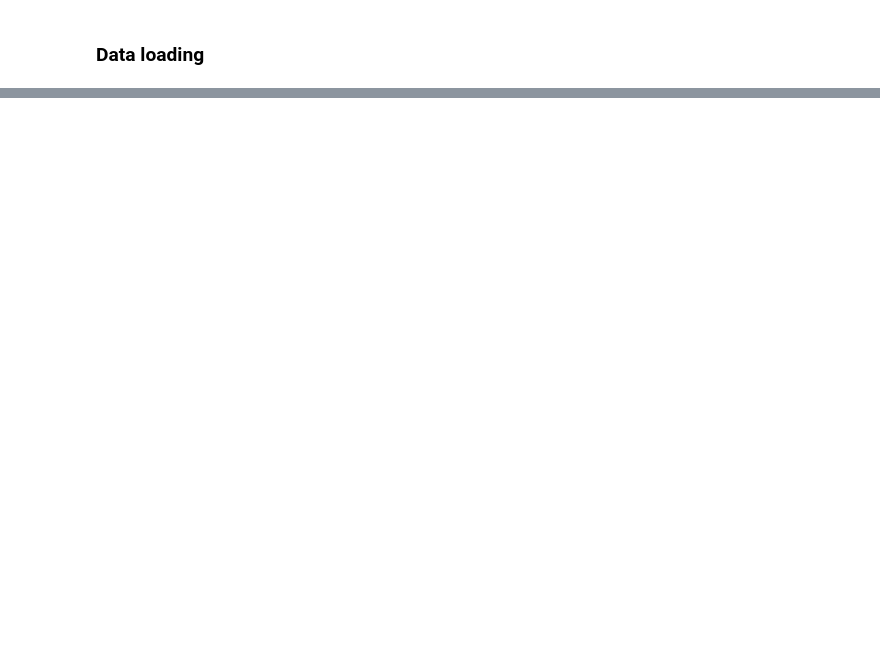
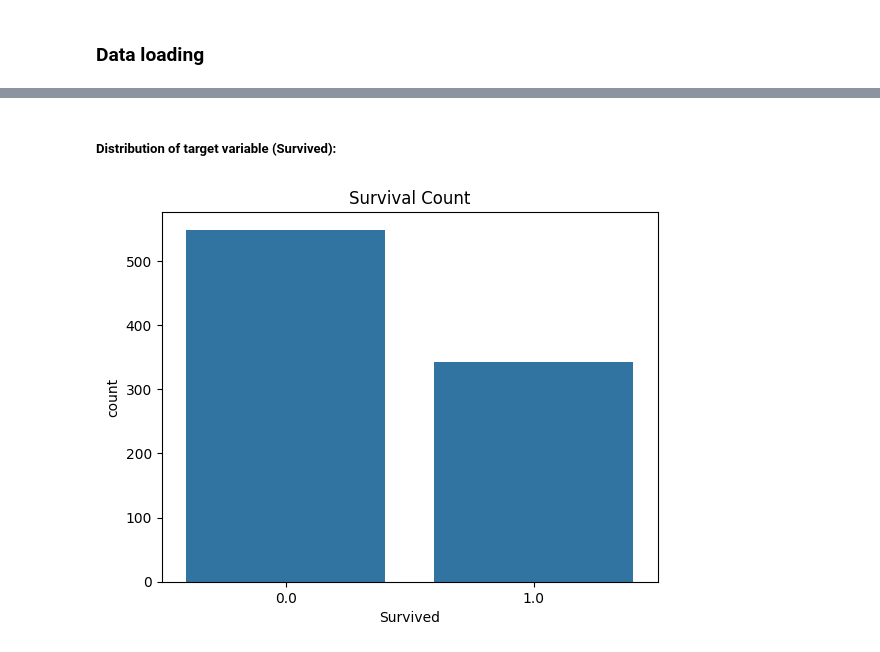
Before and after one commit to Ambition-08/-PRODIGY_DS_02, a Jupyter notebook: Tatainic_EDA.ipynb, the cells around one changed output, grey strips where cells are left out. Saved outputs shown, nothing was run; the diff lists cells and outputs as text; code cells hidden in the pictures; blank space fills up the shorter version.

```diff
--- a/Tatainic_EDA.ipynb
+++ b/Tatainic_EDA.ipynb
@@ -48,0 +154,3 @@ memory usage: 86.1+ KB
+# %%
+combined_df['Age_mean']=combined_df['Age'].fillna(combined_df['Age'].mean()).round(2)
+combined_df[['Age_mean','Age']]
@@ -48,0 +171,3 @@ memory usage: 86.1+ KB
+# %%
+combined_df['Age_mean'] = combined_df['Age_mean'].round(2)
+combined_df[['Age_mean', 'Age']] # Check the new column AND the original column missing values are filled with the mean value
@@ -48,0 +249,5 @@ memory usage: 86.1+ KB
+# %%
+mode_value=combined_df[combined_df['Embarked'].notna()]['Embarked'].mode()[0]
+mode_value
+combined_df['Embarked'] = combined_df['Embarked'].fillna(mode_value)
+combined_df['Embarked'].isna().sum()
@@ -48,0 +341,8 @@ memory usage: 86.1+ KB
+# %% [markdown]
+##### Distribution of target variable (Survived):
+# %%
+sns.countplot(x='Survived', data=combined_df)
+plt.title('Survival Count')
+plt.show()
+# %% [output]
+[figure, added]
```
Also changed, not shown: parts of 47 cells of this notebook, 5 other files.
